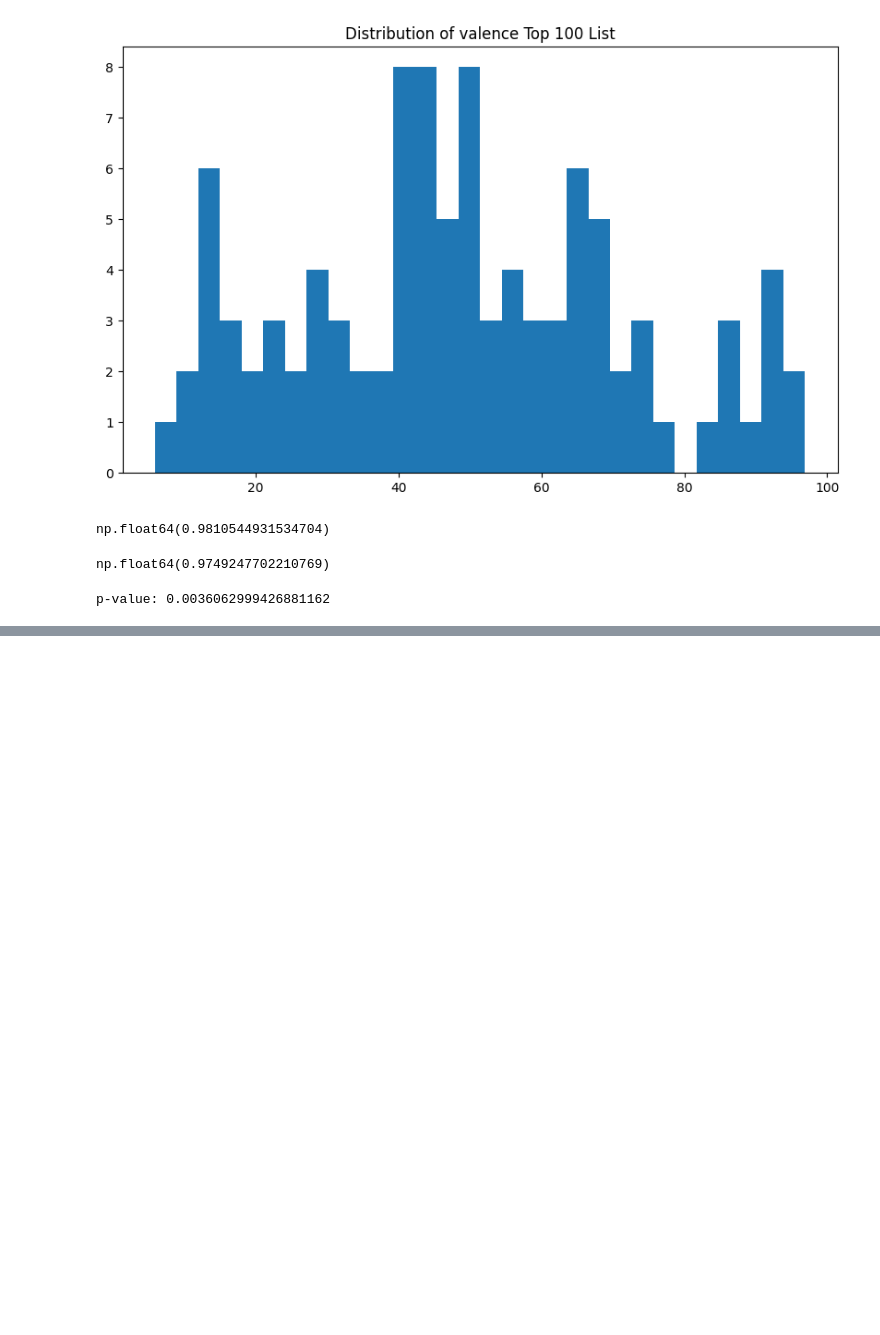
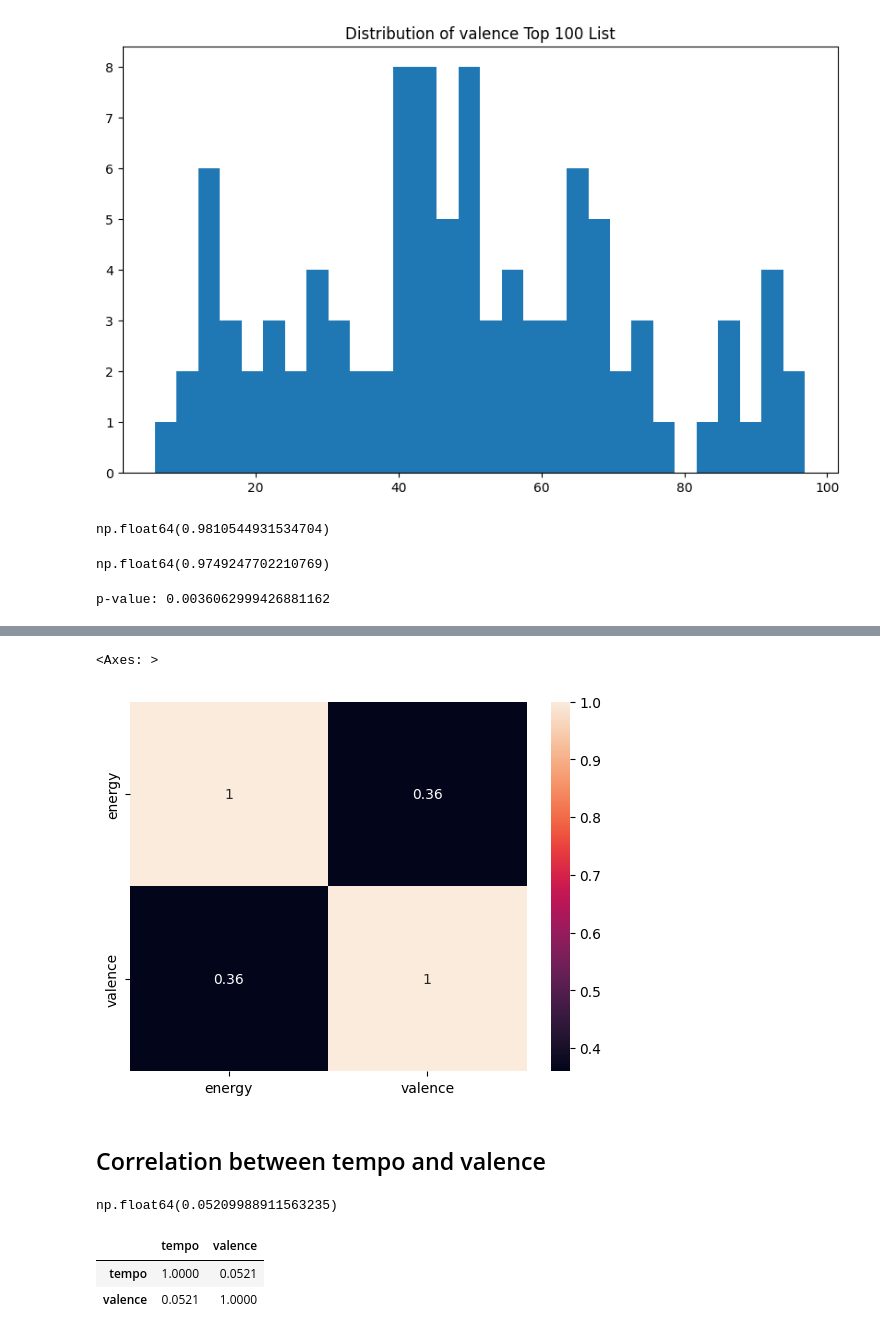
Before and after one commit to Ramonalyst/Music_Recommendation_System, a Jupyter notebook: MRS_statistical_testing.ipynb, the cells around one changed output, grey strips where cells are left out. Cells and saved outputs as stored; diff of their text form; code cells hidden in the pictures; blank space fills up the shorter version.

```diff
--- a/MRS_statistical_testing.ipynb
+++ b/MRS_statistical_testing.ipynb
@@ -194,0 +228,20 @@ p-value: 0.0036062999426881162
+# %%
+sns.heatmap(corr_matrix_top_100, annot=True)
+# %% [output]
+<Axes: >
+[figure, added]
+# %% [markdown]
+## Correlation between tempo and valence
+# %%
+# Calculate the correlation between tempo and valence in Obama Lists
+correlation_2_obama = df_obama['tempo'].corr(df_obama['valence'])
+correlation_2_obama
+# %% [output]
+np.float64(0.05209988911563235)
+# %%
+corr_matrix_2_obama = df_obama[['tempo', 'valence']].corr()
+corr_matrix_2_obama
+# %% [output]
+|  | tempo | valence |
+| tempo | 1.0000 | 0.0521 |
+| valence | 0.0521 | 1.0000 |
```
Also changed, not shown: parts of 13 cells of this notebook.
